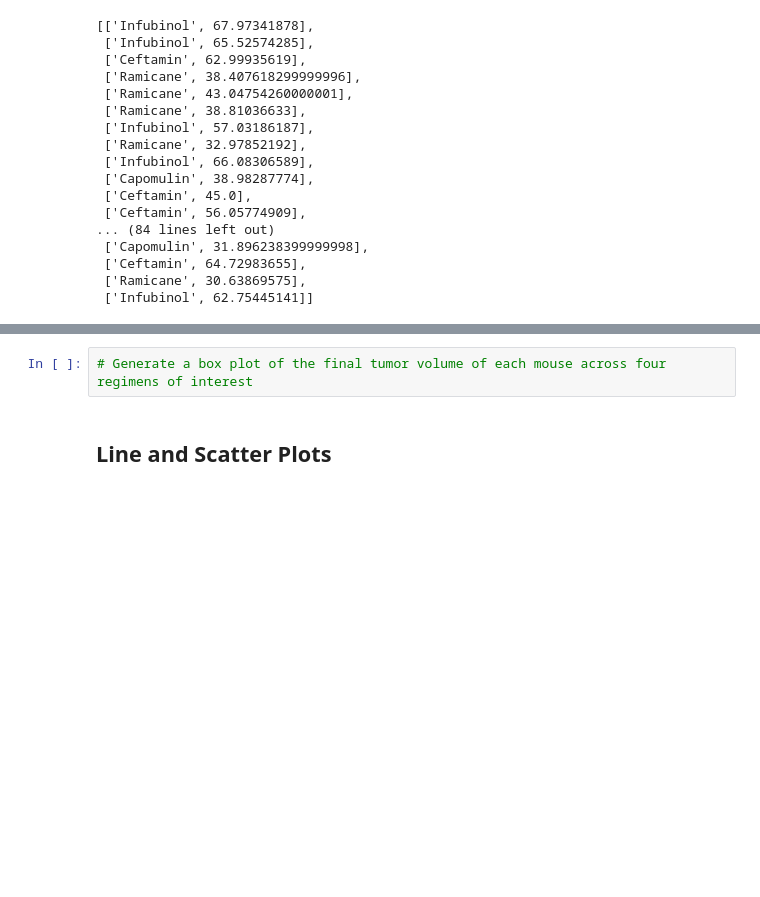
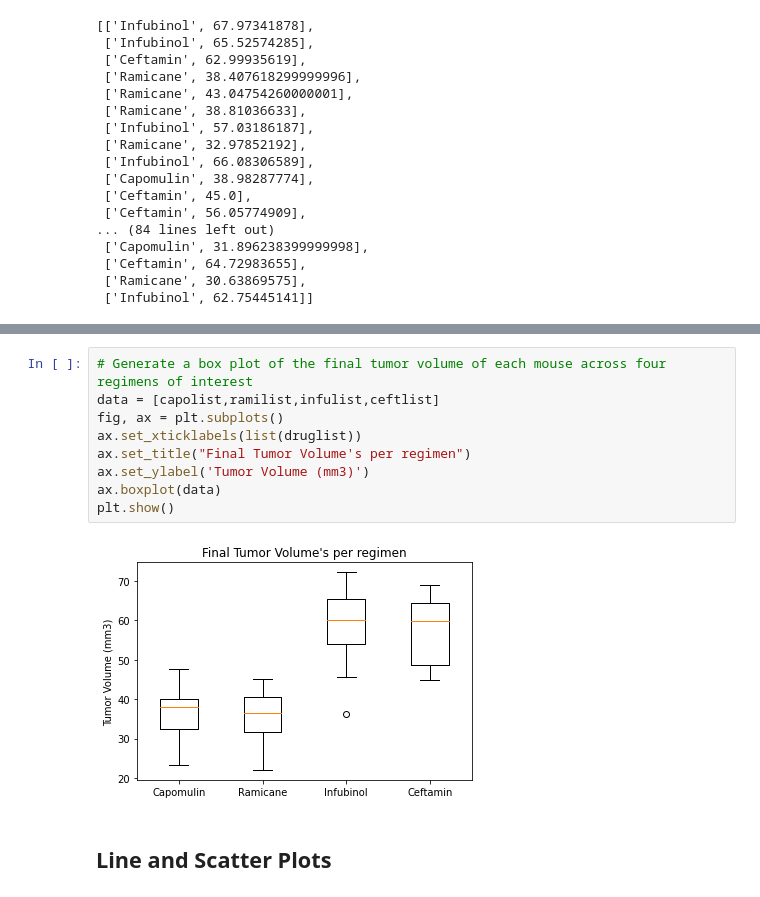
Before and after one commit to g8r1fl/matplotlib-challege, a Jupyter notebook: Pymaceuticals/pymaceuticals_starter.ipynb, the cells around one changed output, grey strips where cells are left out. Cells and saved outputs as stored; diff of their text form; blank space fills up the shorter version.

```diff
--- a/Pymaceuticals/pymaceuticals_starter.ipynb
+++ b/Pymaceuticals/pymaceuticals_starter.ipynb
@@ -466,5 +435,14 @@ plt.show()
 # %%
 # Generate a box plot of the final tumor volume of each mouse across four regimens of interest
+data = [capolist,ramilist,infulist,ceftlist]
+fig, ax = plt.subplots()
+ax.set_xticklabels(list(druglist))
+ax.set_title("Final Tumor Volume's per regimen")
+ax.set_ylabel('Tumor Volume (mm3)')
+ax.boxplot(data)
+plt.show()
+# %% [output]
+[figure, added]
 # %% [markdown]
 ## Line and Scatter Plots
 # %%
```
Also changed, not shown: parts of 8 cells of this notebook, 2 other files.
